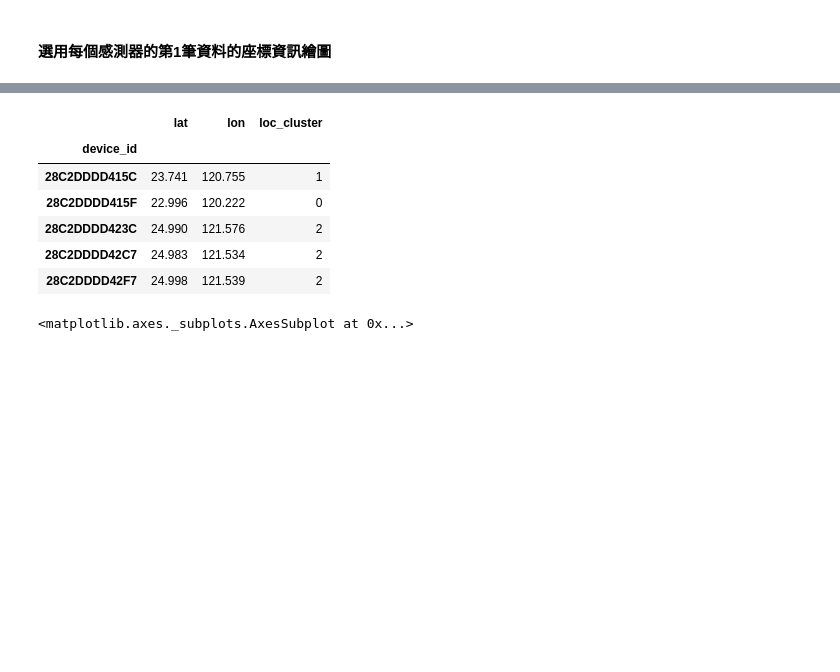
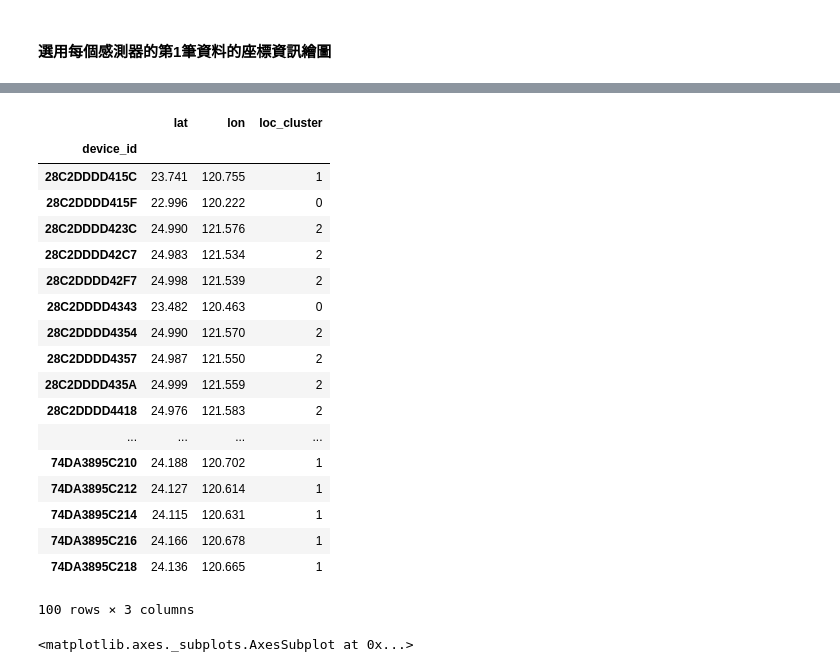
Before and after one commit to Coslate/DataMining_Lab2, a Jupyter notebook: DM106-2 Lab 2.ipynb, the cells around one changed output, grey strips where cells are left out. Saved outputs shown, nothing was run; the diff lists cells and outputs as text; code cells hidden in the pictures; blank space fills up the shorter version.

```diff
--- a/DM106-2 Lab 2.ipynb
+++ b/DM106-2 Lab 2.ipynb
@@ -866,14 +914,26 @@ Name: record_id, dtype: int64
 # %%
 device_loc_df = q3.groupby('device_id')[['lat', 'lon', 'loc_cluster']].first()
-device_loc_df.head()
+device_loc_df.head(100)
 # %% [output]
 |  | lat | lon | loc_cluster |
 | device_id |  |  |  |
 | 28C2DDDD415C | 23.741 | 120.755 | 1 |
 | 28C2DDDD415F | 22.996 | 120.222 | 0 |
 | 28C2DDDD423C | 24.990 | 121.576 | 2 |
 | 28C2DDDD42C7 | 24.983 | 121.534 | 2 |
 | 28C2DDDD42F7 | 24.998 | 121.539 | 2 |
+| 28C2DDDD4343 | 23.482 | 120.463 | 0 |
+| 28C2DDDD4354 | 24.990 | 121.570 | 2 |
+| 28C2DDDD4357 | 24.987 | 121.550 | 2 |
+| 28C2DDDD435A | 24.999 | 121.559 | 2 |
+| 28C2DDDD4418 | 24.976 | 121.583 | 2 |
+| ... | ... | ... | ... |
+| 74DA3895C210 | 24.188 | 120.702 | 1 |
+| 74DA3895C212 | 24.127 | 120.614 | 1 |
+| 74DA3895C214 | 24.115 | 120.631 | 1 |
+| 74DA3895C216 | 24.166 | 120.678 | 1 |
+| 74DA3895C218 | 24.136 | 120.665 | 1 |
+100 rows × 3 columns
 # %%
 color = ['r', 'g', 'b', 'k']
 loc_color = [color[i] for i in list(device_loc_df['loc_cluster'])]
```
Also changed, not shown: parts of 14 cells of this notebook.
